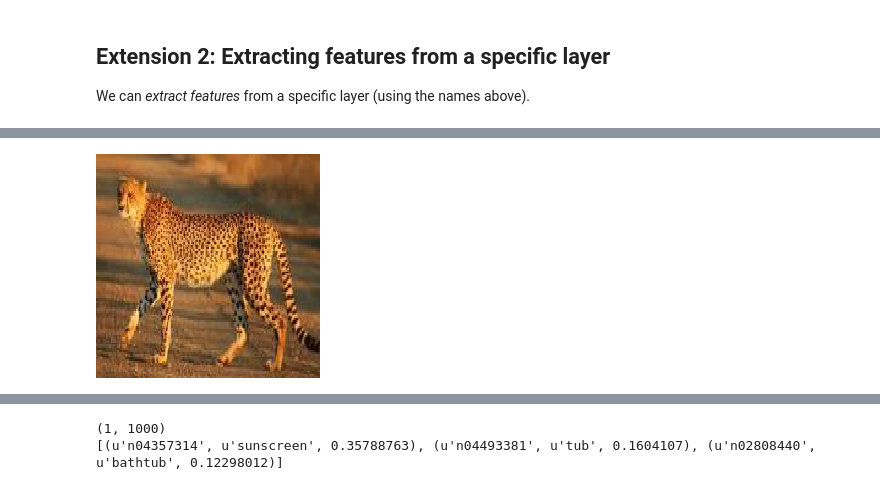
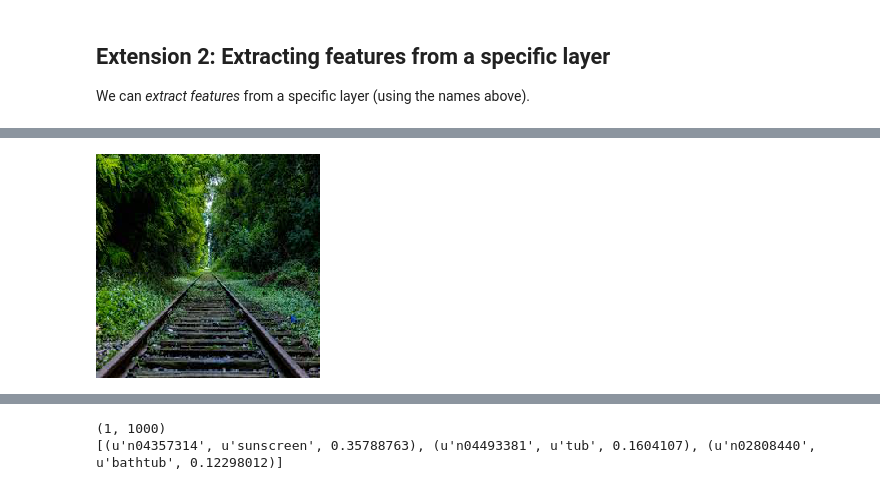
Before and after one commit to sbanerjee2020/NST, a Jupyter notebook: 5_VGG_Net_16_the_easy_way.ipynb, the cells around one changed output, grey strips where cells are left out. Cells and saved outputs as stored; diff of their text form; code cells hidden in the pictures.

```diff
--- a/5_VGG_Net_16_the_easy_way.ipynb
+++ b/5_VGG_Net_16_the_easy_way.ipynb
@@ -226,10 +142,11 @@ print(block4_pool_features.shape)
 (1, 14, 14, 512)
-# %%
-image_path = 'images/cheetah.jpg'
-image = Image.open(image_path)
-image = image.resize((224, 224))
-image
-# %% [output]
-[figure, removed]
+# %%
+image_url = 'https://github.com/sbanerjee2020/NST/blob/master/images/railroad.jpeg?raw=true'
+image_from_url = Image.open(requests.get(image_url, stream=True).raw)
+image_from_url = image_from_url.resize((224, 224))
+
+image_from_url
+# %% [output]
+[figure, added]
 # %%
 # Convert it into an array
```
Also changed, not shown: parts of 30 cells of this notebook.
